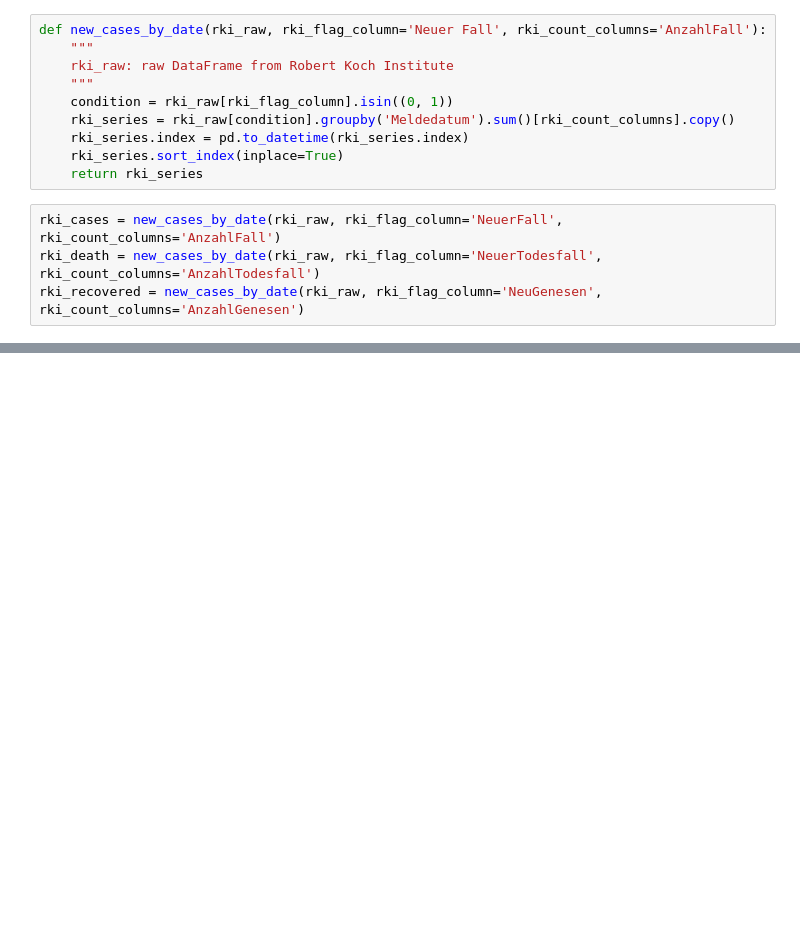
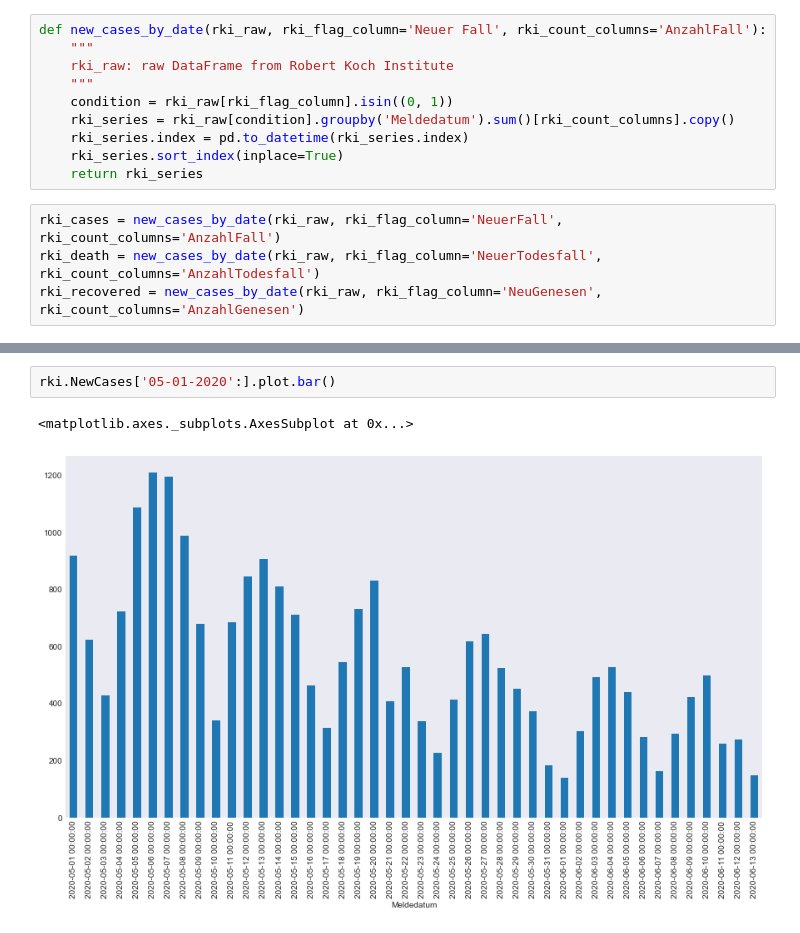
Before and after one commit to JakobRohrhirsch/COVID-19-JHU-CSSE-Analysis, a Jupyter notebook: COVID-19 RKI Analysis.ipynb, the cells around one changed output, grey strips where cells are left out. Cells and saved outputs as stored; diff of their text form; blank space fills up the shorter version.

```diff
--- a/COVID-19 RKI Analysis.ipynb
+++ b/COVID-19 RKI Analysis.ipynb
@@ -92,0 +93,5 @@ rki.NewCases['03-01-2020':].plot.bar()
+# %%
+rki.NewCases['05-01-2020':].plot.bar()
+# %% [output]
+<matplotlib.axes._subplots.AxesSubplot at 0x...>
+[figure, added]
```
Also changed, not shown: parts of 11 cells of this notebook.
